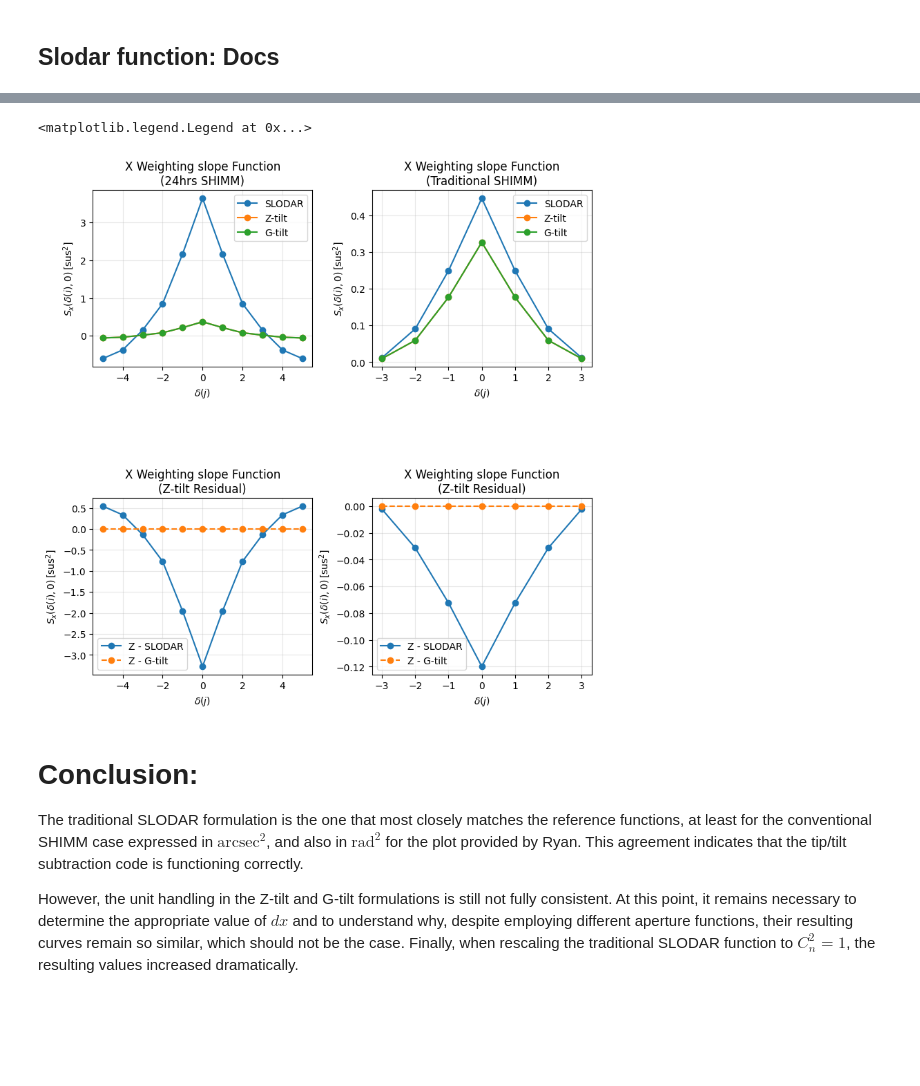
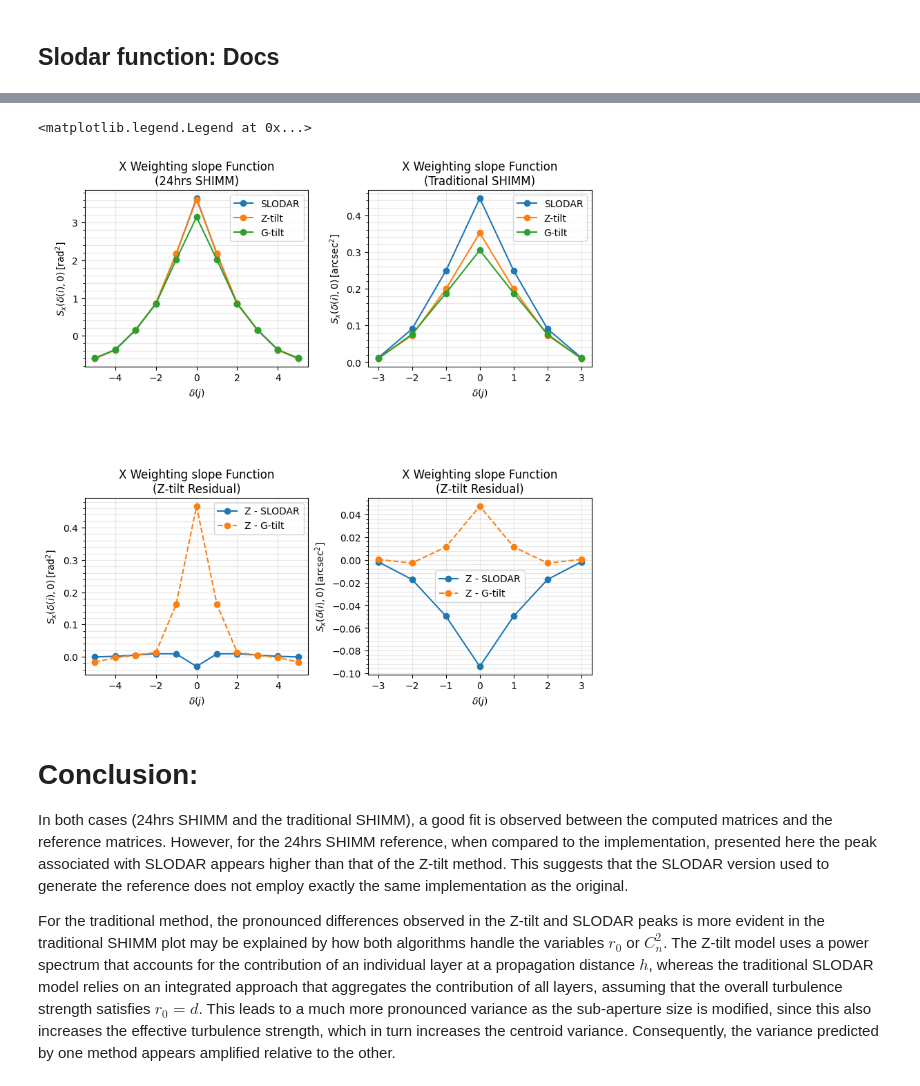
Before and after one commit to max005500/AlgorithmTest, a Jupyter notebook: FunctionTest.ipynb, the cells around one changed output, grey strips where cells are left out. Drawn from its saved outputs; the diff is of its cells as text; code cells hidden in the pictures; blank space fills up the shorter version.

```diff
--- a/FunctionTest.ipynb
+++ b/FunctionTest.ipynb
@@ -311,32 +323,36 @@ ref: Saavidra Perera, R. W. Wilson, T. Butterley, J. Osborn, O. J. D. Farley, an
 ref:R. M. Griffiths, Continuous 24-hour Shack-Hartmann optical turbulence profiling on a small telescope, Durham University, Durham E-Theses, 2024. [Online].
 # %%
 
+import matplotlib.pyplot as plt
+from matplotlib.ticker import AutoMinorLocator
+import numpy as np
+
+from TTsubstraction import tip_tilt_sub
 from SLODAR import slopecov_kol
 from Gfilter import slope_weighting_function
 from Zfilter import weighting_function
-import matplotlib.pyplot as plt
-import numpy as np
 
 nsubx = 6
 sampling = 1024
+scalingRad = np.pi **2
+cn2 = 1
+
 
 # --- 24hrs SHIMM matrix data ---
 Rlamda = 1280e-9
 Rd = 0.047       # subaperture size
-Rcn2 = 1
-Rdx = 2.5/Rd
+Rdx = Rd/2
 Rpupil =  np.array([[0,0,1,1,0,0],
-                   [0,1,1,1,1,0],
-                   [1,1,0,0,1,1],
-                   [1,1,0,0,1,1],
-                   [0,1,1,1,1,0],
-                   [0,0,1,1,0,0]])
+                    [0,1,1,1,1,0],
+                    [1,1,0,0,1,1],
+                    [1,1,0,0,1,1],
+                    [0,1,1,1,1,0],
+                    [0,0,1,1,0,0]])
 
 # --- Traditional SHIMM C9 paper matrix data ---
 Tlamda = 500e-9
-Tcn2 = 1
 Td = 0.041      # subaperture size
-Tdx = 2.5/Td
+Tdx = Td/2
 Tpupil = np.array([[0,0,0,0,0,0],
                    [0,1,1,1,1,0],
                    [0,1,0,0,1,0],
@@ -346,25 +362,23 @@ Tpupil = np.array([[0,0,0,0,0,0],
 
 
 # --- 24hrs SHIMM ---
-tcov = slopecov_kol(nsubx, Rd, 500e-9,r0=1,scalingFactor=np.pi**2 ) #<-- Rad2
-Zcov = weighting_function(Rd, Rdx, nsubx, sampling, scalingFactor=1 ,cn2r0=Rcn2, wavelength=Rlamda, glob=False)
-Gcov = slope_weighting_function(Rd, Rdx, nsubx, sampling, scalingFactor=1 ,cn2r0=Rcn2, wavelength=Rlamda, glob=False)
+tcov = slopecov_kol(nsubx,Rd, 500e-9,nsamp=8, scalingFactor=scalingRad) #<-- Rad2
+Zcov = weighting_function(Rd, Rdx, nsubx, sampling,h=0, scalingFactor=1 ,cn2r0=cn2, wavelength=Rlamda, glob=False)
+Gcov = slope_weighting_function(Rd, Rdx, nsubx, sampling,h=0, scalingFactor=1 ,cn2r0=cn2, wavelength=Rlamda, glob=False)
 
-RBpsfs = ref_funcs_2d(tcov,Rpupil) # Butterley function
-RZpsfs = ref_funcs_2d(Zcov,Rpupil) # Z-tilt function
-RGpsfs = ref_funcs_2d(Gcov,Rpupil) # G-tilt function
+RBpsfs = tip_tilt_sub(tcov,Rpupil) # Butterley function
+RZpsfs = tip_tilt_sub(Zcov,Rpupil) # Z-tilt function
+RGpsfs = tip_tilt_sub(Gcov,Rpupil) # G-tilt function
 
 
 # --- Traditional SHIMM ---
-tcov = slopecov_kol(nsubx, Td, 500e-9,r0=1,scalingFactor=1 ) #<-- Arcsec2
-Zcov = weighting_function(Td, Tdx, nsubx, sampling, scalingFactor=1 ,cn2r0=Tcn2, wavelength=Tlamda, glob=False)
-Gcov = slope_weighting_function(Td, Tdx, nsubx, sampling, scalingFactor=1 ,cn2r0=Tcn2, wavelength=Tlamda, glob=False)
+tcov = slopecov_kol(nsubx, Td, Tlamda,nsamp=8,r0=1,scalingFactor=1, ) #<-- Arcsec2
+Zcov = weighting_function(Td, Tdx, nsubx, sampling, scalingFactor=1/scalingRad ,cn2r0=cn2, wavelength=Tlamda, glob=False)
+Gcov = slope_weighting_function(Td, Tdx, nsubx, sampling, scalingFactor=1/scalingRad ,cn2r0=cn2, wavelength=Tlamda, glob=False)
 
-TBpsfs = ref_funcs_2d(tcov,Tpupil) # Butterley function
-TZpsfs = ref_funcs_2d(Zcov,Tpupil) # Z-tilt function
-TGpsfs = ref_funcs_2d(Gcov,Tpupil) # G-tilt function
-
-
+TBpsfs = tip_tilt_sub(tcov,Tpupil) # Butterley function
+TZpsfs = tip_tilt_sub(Zcov,Tpupil) # Z-tilt function
+TGpsfs = tip_tilt_sub(Gcov,Tpupil) # G-tilt function
 
 GRID_SIZE = 2 * nsubx - 1
 BEAM = 1
@@ -379,45 +393,49 @@ ax1.plot(x1, RBpsfs[0,5,:], marker="o", label="SLODAR")
 ax1.plot(x1, RZpsfs[0,5,:], marker="o", label="Z-tilt")
 ax1.plot(x1, RGpsfs[0,5,:], marker="o", label="G-tilt")
 ax1.set_title('X Weighting slope Function\n(24hrs SHIMM)')
-ax1.set_ylabel(r'$S_x(\delta(i),0)\,[\mathrm{sus}^2]$')
+ax1.set_ylabel(r'$S_x(\delta(i),0)\,[\mathrm{rad}^2]$')
 ax1.set_xlabel(r'$\delta(j)$')
+ax1.yaxis.set_minor_locator(AutoMinorLocator(5))  # 2 => 1 línea menor entre mayores
 ax1.grid(True, which="both", alpha=0.3)
 ax1.legend()
 
 ax2 = fig.add_subplot(gs[0,1])
 x2 = np.arange(-3, 4)
 ax2.plot(x2, TBpsfs[0,5,2:9], marker="o", label="SLODAR")
 ax2.plot(x2, TZpsfs[0,5,2:9], marker="o", label="Z-tilt")
 ax2.plot(x2, TGpsfs[0,5,2:9], marker="o", label="G-tilt")
 ax2.set_title('X Weighting slope Function\n(Traditional SHIMM)')
-ax2.set_ylabel(r'$S_x(\delta(i),0)\,[\mathrm{sus}^2]$')
+ax2.set_ylabel(r'$S_x(\delta(i),0)\,[\mathrm{arcsec}^2]$')
 ax2.set_xlabel(r'$\delta(j)$')
 ax2.grid(True, which="both", alpha=0.3)
+ax2.yaxis.set_minor_locator(AutoMinorLocator(5))  # 2 => 1 línea menor entre mayores
 ax2.legend()
 
 ax3 = fig.add_subplot(gs[1,0])
 ax3.plot(x1, RZpsfs[0,5,:]-RBpsfs[0,5,:], marker="o", label="Z - SLODAR")
 ax3.plot(x1, RZpsfs[0,5,:]-RGpsfs[0,5,:], "--", marker="o", label="Z - G-tilt")
 ax3.set_title('X Weighting slope Function\n(Z-tilt Residual)')
-ax3.set_ylabel(r'$S_x(\delta(i),0)\,[\mathrm{sus}^2]$')
+ax3.set_ylabel(r'$S_x(\delta(i),0)\,[\mathrm{rad}^2]$')
 ax3.set_xlabel(r'$\delta(j)$')
 ax3.grid(True, which="both", alpha=0.3)
+ax3.yaxis.set_minor_locator(AutoMinorLocator(5))  # 2 => 1 línea menor entre mayores
 ax3.legend()
 
 ax4 = fig.add_subplot(gs[1,1])
 ax4.plot(x2, TZpsfs[0,5,2:9]-TBpsfs[0,5,2:9], marker="o", label="Z - SLODAR")
 ax4.plot(x2, TZpsfs[0,5,2:9]-TGpsfs[0,5,2:9], "--", marker="o", label="Z - G-tilt")
 ax4.set_title('X Weighting slope Function\n(Z-tilt Residual)')
-ax4.set_ylabel(r'$S_x(\delta(i),0)\,[\mathrm{sus}^2]$')
+ax4.set_ylabel(r'$S_x(\delta(i),0)\,[\mathrm{arcsec}^2]$')
 ax4.set_xlabel(r'$\delta(j)$')
+ax4.yaxis.set_minor_locator(AutoMinorLocator(5))  # 2 => 1 línea menor entre mayores
 ax4.grid(True, which="both", alpha=0.3)
 ax4.legend()
 # %% [output]
 <matplotlib.legend.Legend at 0x...>
-[figure, old version]
+[figure, new version]
 # %% [markdown]
 # Conclusion:
 
-The traditional SLODAR formulation is the one that most closely matches the reference functions, at least for the conventional SHIMM case expressed in $\mathrm{arcsec}^2$, and also in $\mathrm{rad}^2$ for the plot provided by Ryan. This agreement indicates that the tip/tilt subtraction code is functioning correctly.
+In both cases (24hrs SHIMM and the traditional SHIMM), a good fit is observed between the computed matrices and the reference matrices. However, for the 24hrs SHIMM reference, when compared to the implementation, presented here the peak associated with SLODAR appears higher than that of the Z-tilt method. This suggests that the SLODAR version used to generate the reference does not employ exactly the same implementation as the original.
 
-However, the unit handling in the Z-tilt and G-tilt formulations is still not fully consistent. At this point, it remains necessary to determine the appropriate value of $dx$ and to understand why, despite employing different aperture functions, their resulting curves remain so similar, which should not be the case. Finally, when rescaling the traditional SLODAR function to $C_n^2 = 1$, the resulting values increased dramatically.
+For the traditional method, the pronounced differences observed in the Z-tilt and SLODAR peaks is more evident in the traditional SHIMM plot may be explained by how both algorithms handle the variables $r_0$ or $C_n^2$. The Z-tilt model uses a power spectrum that accounts for the contribution of an individual layer at a propagation distance $h$, whereas the traditional SLODAR model relies on an integrated approach that aggregates the contribution of all layers, assuming that the overall turbulence strength satisfies $r_0 = d$. This leads to a much more pronounced variance as the sub-aperture size is modified, since this also increases the effective turbulence strength, which in turn increases the centroid variance. Consequently, the variance predicted by one method appears amplified relative to the other.
```
Also changed, not shown: parts of 11 cells of this notebook, 6 other files.
